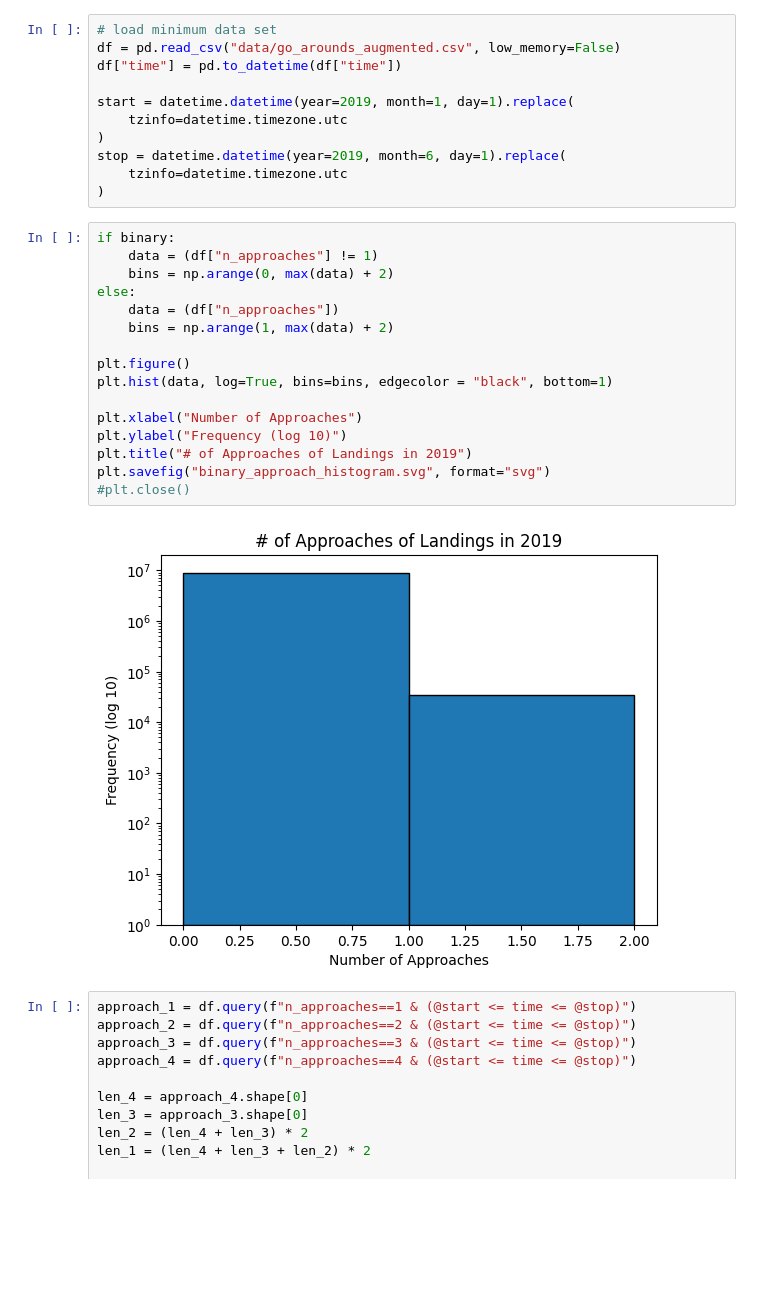
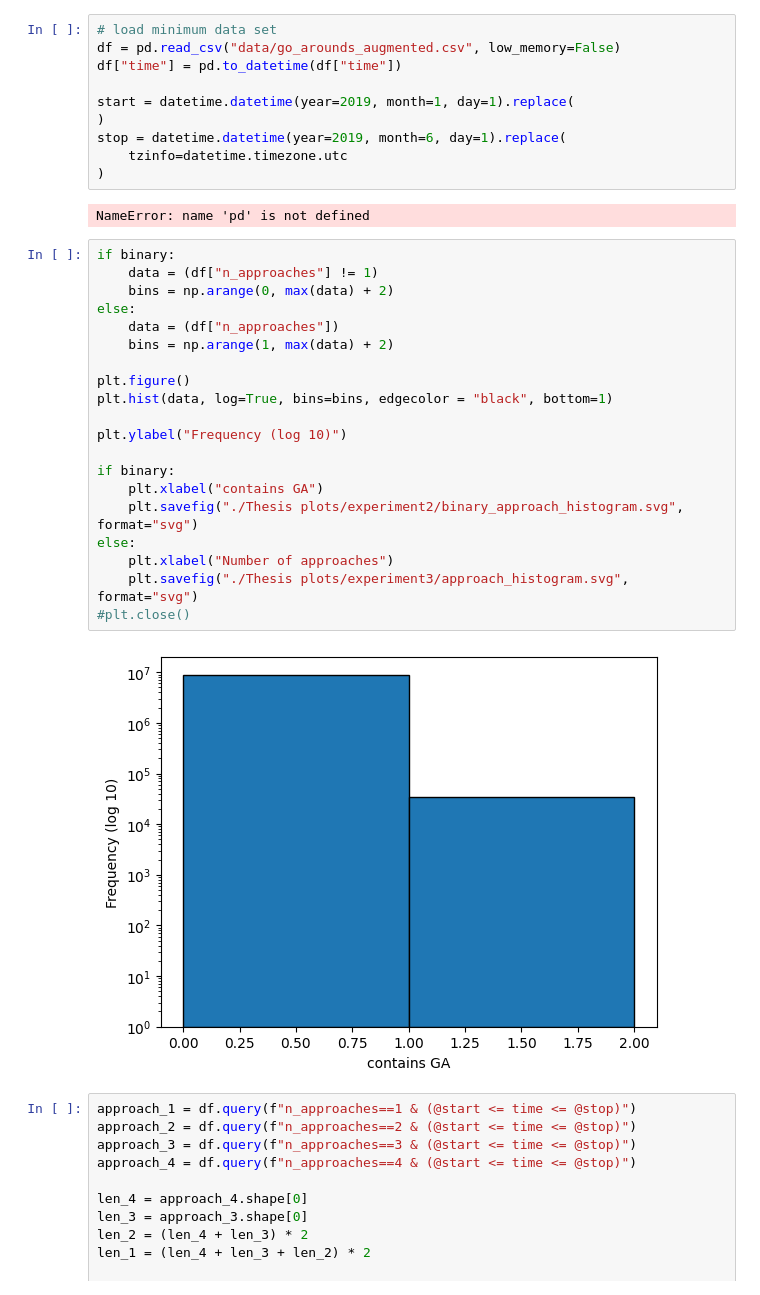
Before and after one commit to tobbensol/masters-thesis, a Jupyter notebook: cyclic_dataset_exploration.ipynb, the cells around one changed output. Cells and saved outputs as stored; diff of their text form; blank space fills up the shorter version.

Commit message:
more plotting and finalized results

```diff
--- a/cyclic_dataset_exploration.ipynb
+++ b/cyclic_dataset_exploration.ipynb
@@ -27,29 +24,34 @@ df = pd.read_csv("data/go_arounds_augmented.csv", low_memory=False)
 df["time"] = pd.to_datetime(df["time"])
 
 start = datetime.datetime(year=2019, month=1, day=1).replace(
-    tzinfo=datetime.timezone.utc
 )
 stop = datetime.datetime(year=2019, month=6, day=1).replace(
     tzinfo=datetime.timezone.utc
 )
+# %% [output]
+NameError: name 'pd' is not defined
 # %%
 if binary:
     data = (df["n_approaches"] != 1)
     bins = np.arange(0, max(data) + 2)
 else:
     data = (df["n_approaches"])
     bins = np.arange(1, max(data) + 2)
 
 plt.figure()
 plt.hist(data, log=True, bins=bins, edgecolor = "black", bottom=1)
 
-plt.xlabel("Number of Approaches")
 plt.ylabel("Frequency (log 10)")
-plt.title("# of Approaches of Landings in 2019")
-plt.savefig("binary_approach_histogram.svg", format="svg")
+
+if binary:
+    plt.xlabel("contains GA")
+    plt.savefig("./Thesis plots/experiment2/binary_approach_histogram.svg", format="svg")
+else:
+    plt.xlabel("Number of approaches")
+    plt.savefig("./Thesis plots/experiment3/approach_histogram.svg", format="svg")
 #plt.close()
 # %% [output]
-[figure, old version]
+[figure, new version]
 # %%
 approach_1 = df.query(f"n_approaches==1 & (@start <= time <= @stop)")
 approach_2 = df.query(f"n_approaches==2 & (@start <= time <= @stop)")
```
Also changed, not shown: parts of 11 cells of this notebook, 6 other files.
